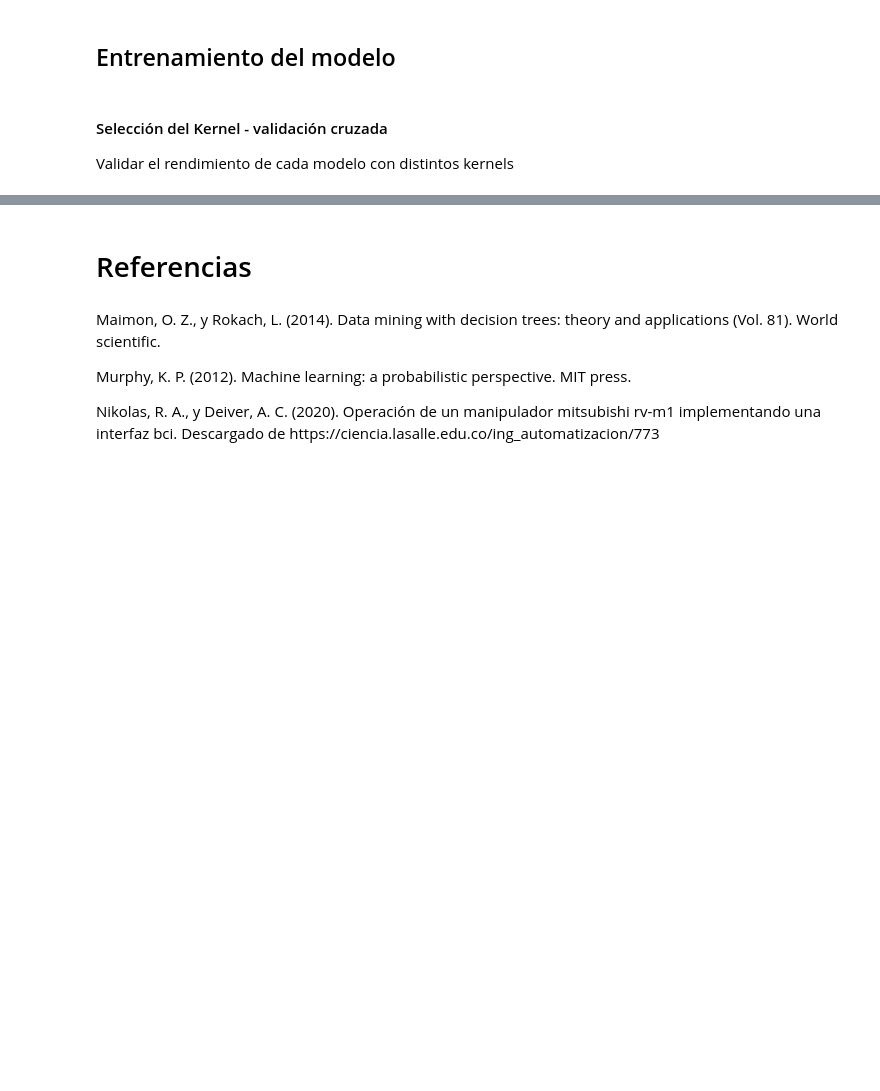
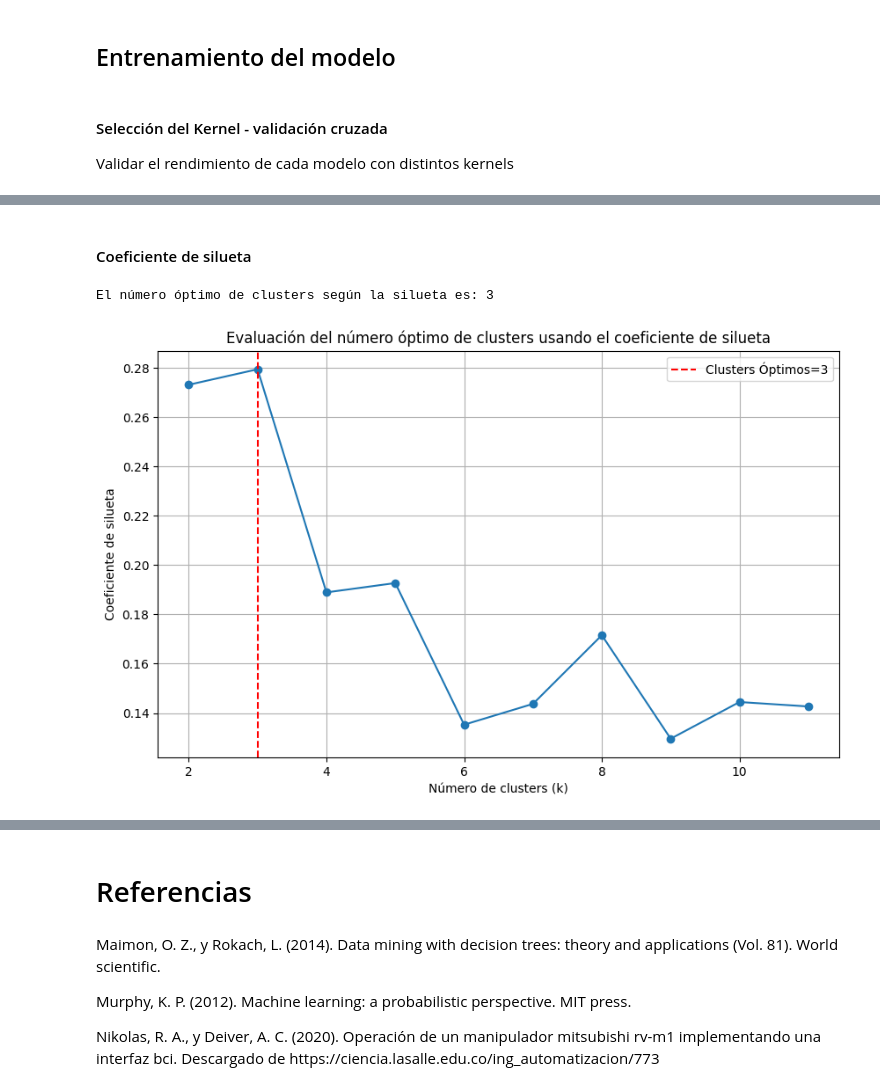
Before and after one commit to dalfonso75/fase_4, a Jupyter notebook: Fase4.ipynb, the cells around one changed output, grey strips where cells are left out. Drawn from its saved outputs; the diff is of its cells as text; code cells hidden in the pictures; blank space fills up the shorter version.

```diff
--- a/Fase4.ipynb
+++ b/Fase4.ipynb
@@ -273,0 +405,36 @@ Precisión del Modelo: 0.02332786849984181
+# %% [markdown]
+<h4>Coeficiente de silueta</h4>
+# %%
+# Coeficiente de silueta para hallar el número óptimo de clusters.
+from sklearn.metrics import silhouette_score
+
+silhouette_scores = []
+range_n_clusters_sil = range(2, 12)
+for n_clusters_sil in range_n_clusters_sil:
+    kmeans = KMeans(n_clusters=n_clusters_sil, random_state=42)
+    cluster_labels = kmeans.fit_predict(data_preprocessed)
+    silhouette_avg = silhouette_score(data_preprocessed, cluster_labels)
+    silhouette_scores.append(silhouette_avg)
+
+# Encuentra el índice donde el coeficiente de silueta es máximo
+# +2 porque los clusters empiezan desde 2
+optimal_clusters = np.argmax(silhouette_scores) + 2
+
+print("El número óptimo de clusters según la silueta es:", optimal_clusters)
+
+# Grafico de los puntajes de silueta
+plt.figure(figsize=(10, 6))
+plt.plot(range_n_clusters_sil, silhouette_scores, marker='o')
+plt.xlabel("Número de clusters (k)")
+plt.ylabel("Coeficiente de silueta")
+plt.title("Evaluación del número óptimo de clusters usando el coeficiente de silueta")
+
+# Valor óptimo de clusters - Coeficiente de silueta
+plt.axvline(x=optimal_clusters, linestyle="--", color="r", label="Clusters Óptimos=%d" % optimal_clusters)
+plt.legend()
+
+plt.grid(True)
+plt.show()
+# %% [output]
+El número óptimo de clusters según la silueta es: 3
+[figure, added]
```
Also changed, not shown: parts of 17 cells of this notebook.
